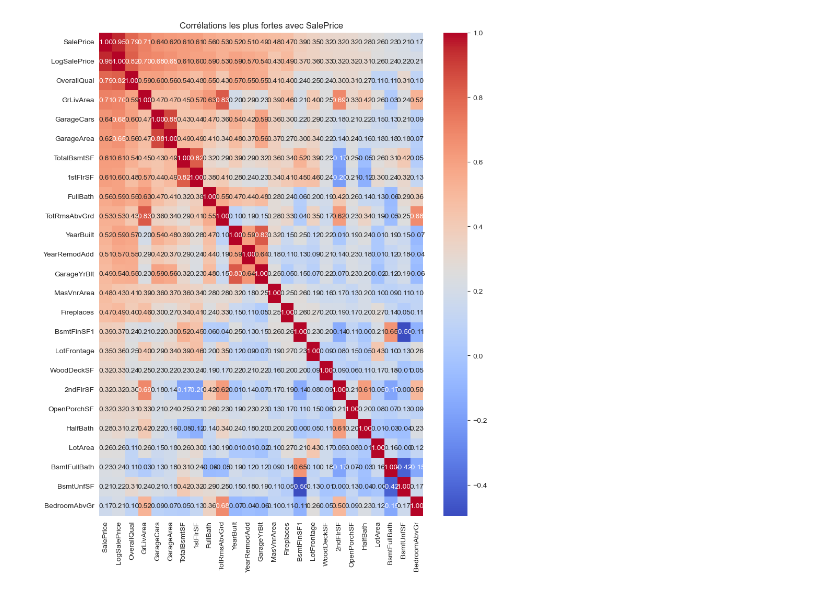
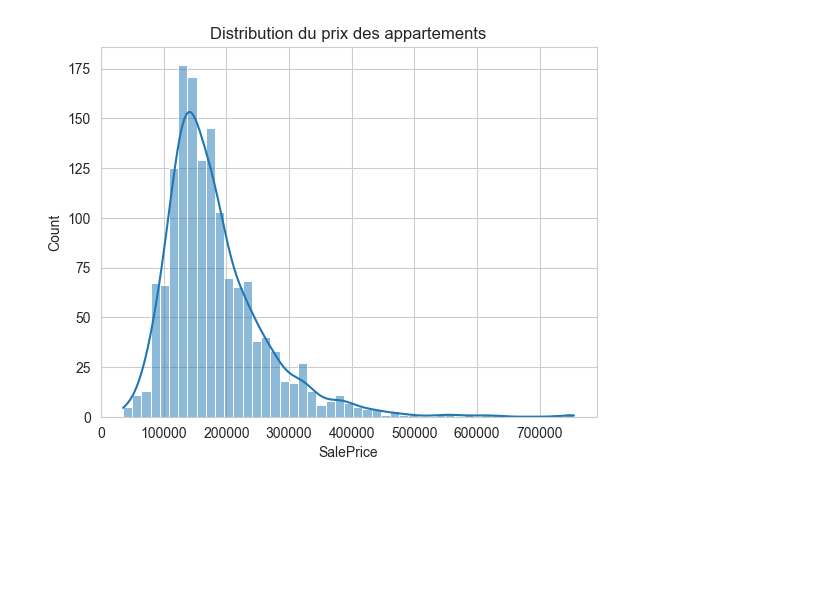
Before and after one commit to Cheick-o-diallo/laplace-immo-house-prices, a Jupyter notebook: notebooks/house_price_01_analyse.ipynb, the cells around one changed output. Cells and saved outputs as stored; diff of their text form; code cells hidden in the pictures; blank space fills up the shorter version.

```diff
--- a/notebooks/house_price_01_analyse.ipynb
+++ b/notebooks/house_price_01_analyse.ipynb
@@ -15,0 +19,12 @@ sns.set_style("whitegrid")
+# %%
+# =========================
+# Chargement des données
+# =========================
+# train : contient les variables explicatives + le prix (target)
+# test : contient uniquement les variables explicatives
+
+train = pd.read_csv("../src/data/train.csv")
+test = pd.read_csv("../src/data/test.csv")
+
+# Aperçu général du dataset
+train.head()
@@ -75,10 +86,12 @@ Skewness : 1.883
 # %%
-# Heatmap (seulement les 20-25 plus corrélées)
-corr = df.corr(numeric_only=True).abs()
-top_corr = corr['SalePrice'].sort_values(ascending=False)[:25]
-plt.figure(figsize=(10,12))
-sns.heatmap(df[top_corr.index].corr(), annot=True, fmt=".2f", cmap="coolwarm")
-plt.title("Corrélations les plus fortes avec SalePrice")
+# =========================
+# Analyse de la variable cible
+# =========================
+# On observe la distribution du prix des appartements
+# afin de détecter une éventuelle asymétrie
+
+sns.histplot(train['SalePrice'], kde=True)
+plt.title("Distribution du prix des appartements")
 plt.show()
 # %% [output]
-[figure, old version]
+[figure, new version]
```
Also changed, not shown: parts of 7 cells of this notebook.
